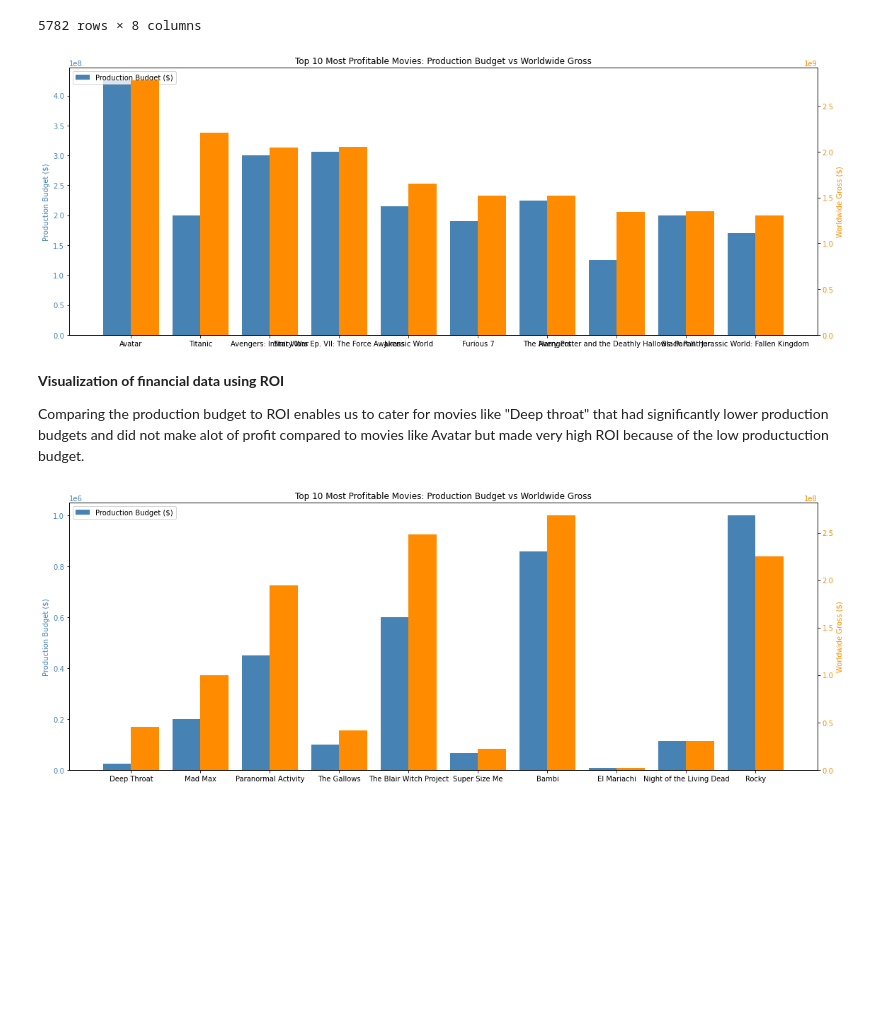
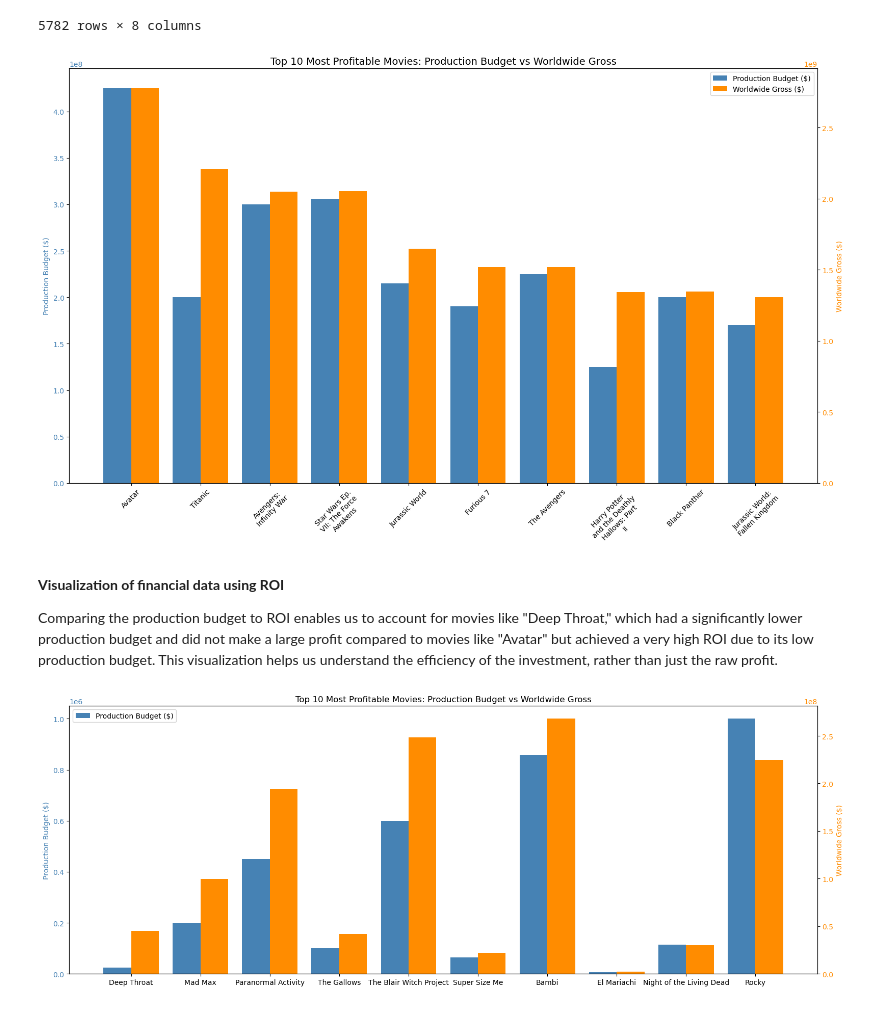
Before and after one commit to Husky-69/Group_8_phase_2_project, a Jupyter notebook: Group8_Endphase2_Project.ipynb, the cells around one changed output. Cells and saved outputs as stored; diff of their text form; code cells hidden in the pictures; blank space fills up the shorter version.

```diff
--- a/Group8_Endphase2_Project.ipynb
+++ b/Group8_Endphase2_Project.ipynb
@@ -352,39 +379,65 @@ tn_movie_budgets
 | 5781 | 82 | Aug 5, 2005 | My Date With Drew | 1100.0 | $181,041 | 1.810410e+05 | 163.582727 | 1.799410e+05 |
 5782 rows × 8 columns
 # %%
-
+# Get the top 10 profitable movies
 top_10_profitable = tn_movie_budgets.sort_values(by='profit', ascending=False).head(10)
 movies = top_10_profitable['movie']
 budget = top_10_profitable['production_budget']
 gross = top_10_profitable['worldwide_gross']
-
 x = np.arange(len(movies))
 width = 0.4
 
-fig, ax1 = plt.subplots(figsize=(16, 6))
+# Create a figure with more space at the bottom for labels
+fig, ax1 = plt.subplots(figsize=(16, 10))  # Increased figure height further
 
+# Create the first bar chart (Production Budget)
 bar1 = ax1.bar(x - width/2, budget, width, label='Production Budget ($)', color='steelblue')
 ax1.set_ylabel('Production Budget ($)', color='steelblue')
 ax1.tick_params(axis='y', labelcolor='steelblue')
 
+# Create the second bar chart (Worldwide Gross)
 ax2 = ax1.twinx()
 bar2 = ax2.bar(x + width/2, gross, width, label='Worldwide Gross ($)', color='darkorange')
 ax2.set_ylabel('Worldwide Gross ($)', color='darkorange')
 ax2.tick_params(axis='y', labelcolor='darkorange')
 
-plt.xticks(x, movies, rotation=75)
-plt.title('Top 10 Most Profitable Movies: Production Budget vs Worldwide Gross')
+plt.xticks(x, [])  # First, remove the default x-labels
+ax1.set_xticks(x)
 
-ax1.legend(loc='upper left')
+# Wrap long movie titles to multiple lines and set labels with proper rotation
+wrapped_labels = []
+for movie in movies:
+    # Split long movie titles into multiple lines (every 15 characters)
+    words = movie.split()
+    lines = []
+    current_line = words[0]
 
+    for word in words[1:]:
+        if len(current_line + ' ' + word) <= 15:
+            current_line += ' ' + word
+        else:
+            lines.append(current_line)
+            current_line = word
+
+    lines.append(current_line)
+    wrapped_labels.append('\n'.join(lines))
+
+# Apply the wrapped labels
+ax1.set_xticklabels(wrapped_labels, rotation=45, ha='center', fontsize=10)
+plt.subplots_adjust(bottom=0.3)
+plt.title('Top 10 Most Profitable Movies: Production Budget vs Worldwide Gross', fontsize=14)
+lines1, labels1 = ax1.get_legend_handles_labels()
+lines2, labels2 = ax2.get_legend_handles_labels()
+ax1.legend(lines1 + lines2, labels1 + labels2, loc='upper right', fontsize=10)
 fig.tight_layout()
+
 plt.show()
 # %% [output]
-[figure, old version]
+[figure, new version]
 # %% [markdown]
 **Visualization of financial data using ROI**
 
-Comparing the production budget to ROI enables us to cater for movies like "Deep throat" that had significantly lower production budgets and did not make alot of profit compared to movies like Avatar but made very high ROI because of the low productuction budget.
+Comparing the production budget to ROI enables us to account for movies like "Deep Throat," which had a significantly lower production budget and did not make a large profit compared to movies like "Avatar" but achieved a very high ROI due to its low production budget.  This visualization helps us understand the efficiency of the investment, rather than just the raw profit.
 # %%
 top_10_profitable = tn_movie_budgets.sort_values(by='ROI', ascending=False).head(10)
 movies = top_10_profitable['movie']
```
Also changed, not shown: parts of 32 cells of this notebook.
